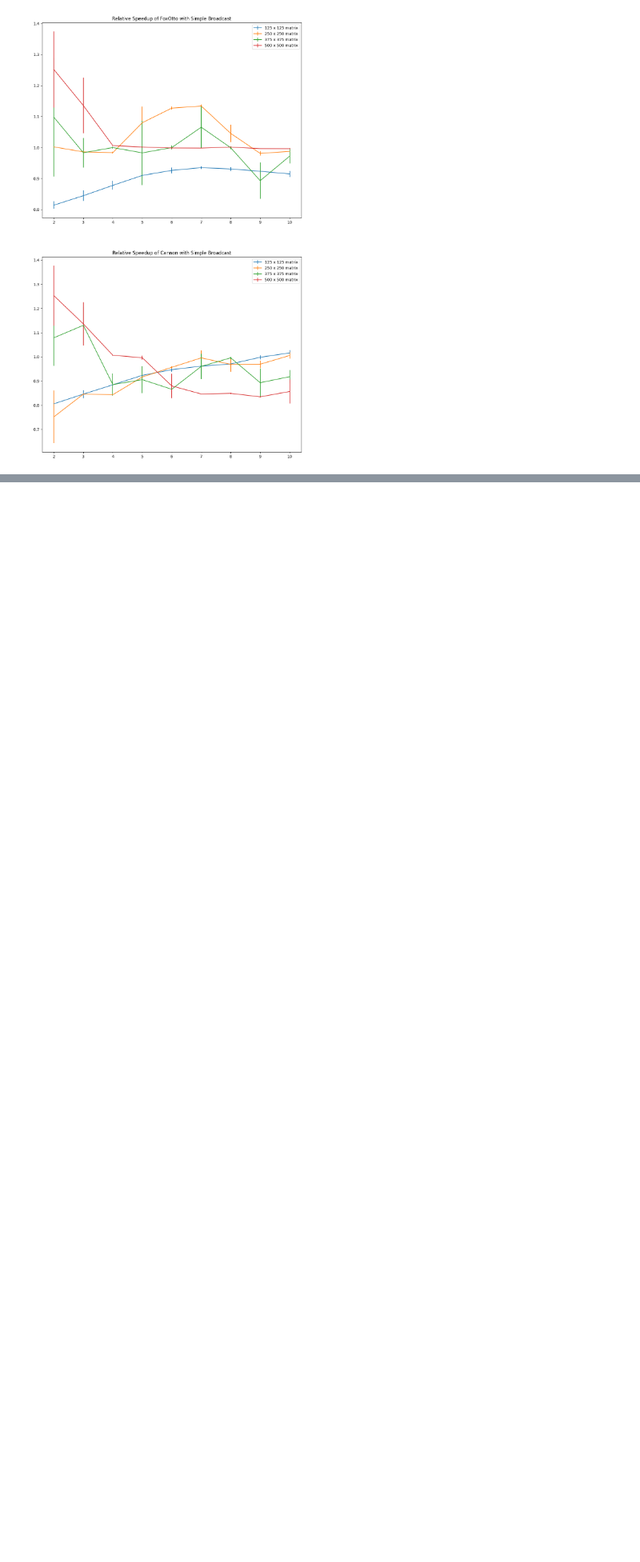
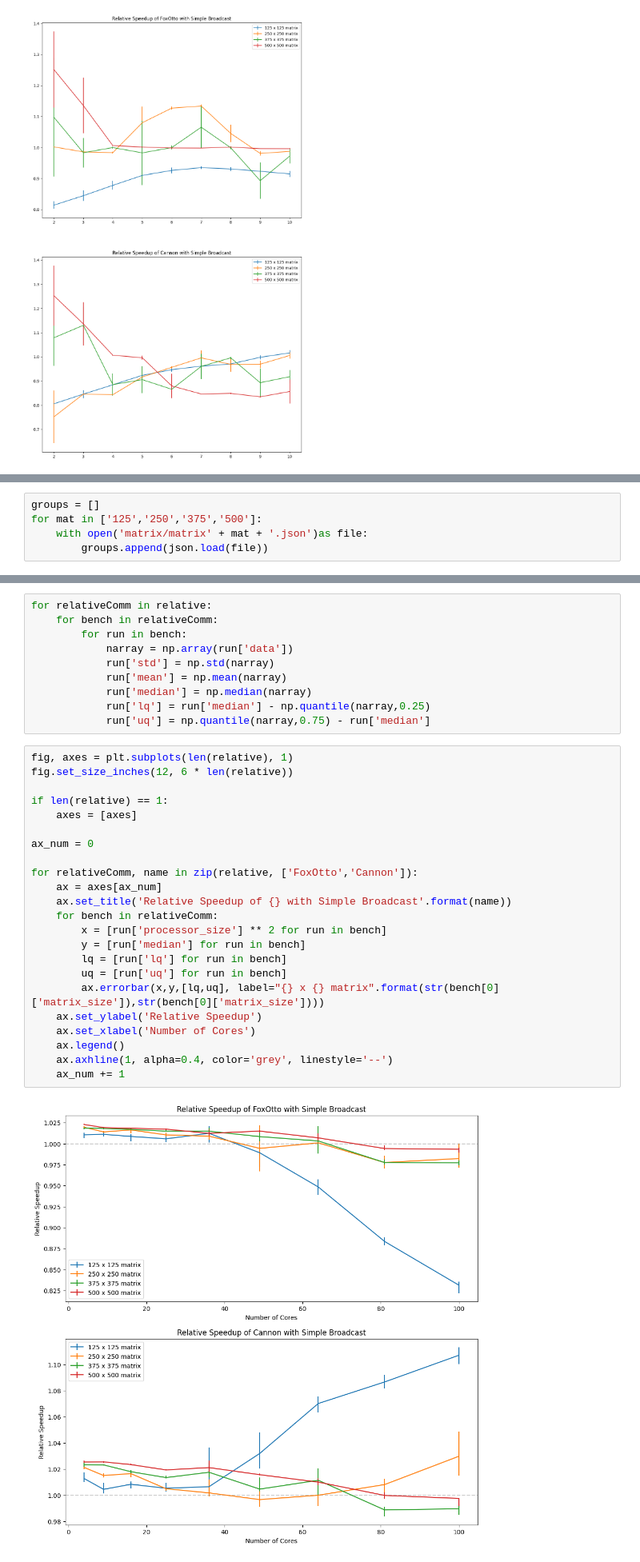
Before and after one commit to LucaChot/PartII-Diss, a Jupyter notebook: data_processing/processing_data.ipynb, the cells around one changed output, grey strips where cells are left out. Shown at 80% size. Cells and saved outputs as stored; diff of their text form; blank space fills up the shorter version.

Commit message:
Added data collection

```diff
--- a/data_processing/processing_data.ipynb
+++ b/data_processing/processing_data.ipynb
@@ -252,0 +217,5 @@ for relativeComm, name in zip(relative, ['FoxOtto','Cannon']):
+# %%
+groups = []
+for mat in ['125','250','375','500']:
+    with open('matrix/matrix' + mat + '.json')as file:
+        groups.append(json.load(file))
@@ -252,0 +263,35 @@ for relativeComm, name in zip(relative, ['FoxOtto','Cannon']):
+# %%
+for relativeComm in relative:
+    for bench in relativeComm:
+        for run in bench:
+            narray = np.array(run['data'])
+            run['std'] = np.std(narray)
+            run['mean'] = np.mean(narray)
+            run['median'] = np.median(narray)
+            run['lq'] = run['median'] - np.quantile(narray,0.25)
+            run['uq'] = np.quantile(narray,0.75) - run['median']
+# %%
+fig, axes = plt.subplots(len(relative), 1)
+fig.set_size_inches(12, 6 * len(relative))
+
+if len(relative) == 1:
+    axes = [axes]
+
+ax_num = 0
+
+for relativeComm, name in zip(relative, ['FoxOtto','Cannon']):
+    ax = axes[ax_num]
+    ax.set_title('Relative Speedup of {} with Simple Broadcast'.format(name))
+    for bench in relativeComm:
+        x = [run['processor_size'] ** 2 for run in bench]
+        y = [run['median'] for run in bench]
+        lq = [run['lq'] for run in bench]
+        uq = [run['uq'] for run in bench]
+        ax.errorbar(x,y,[lq,uq], label="{} x {} matrix".format(str(bench[0]['matrix_size']),str(bench[0]['matrix_size'])))
+    ax.set_ylabel('Relative Speedup')
+    ax.set_xlabel('Number of Cores')
+    ax.legend()
+    ax.axhline(1, alpha=0.4, color='grey', linestyle='--')
+    ax_num += 1
+# %% [output]
+[figure, added]
```
Also changed, not shown: parts of 44 cells of this notebook, 43 other files.
